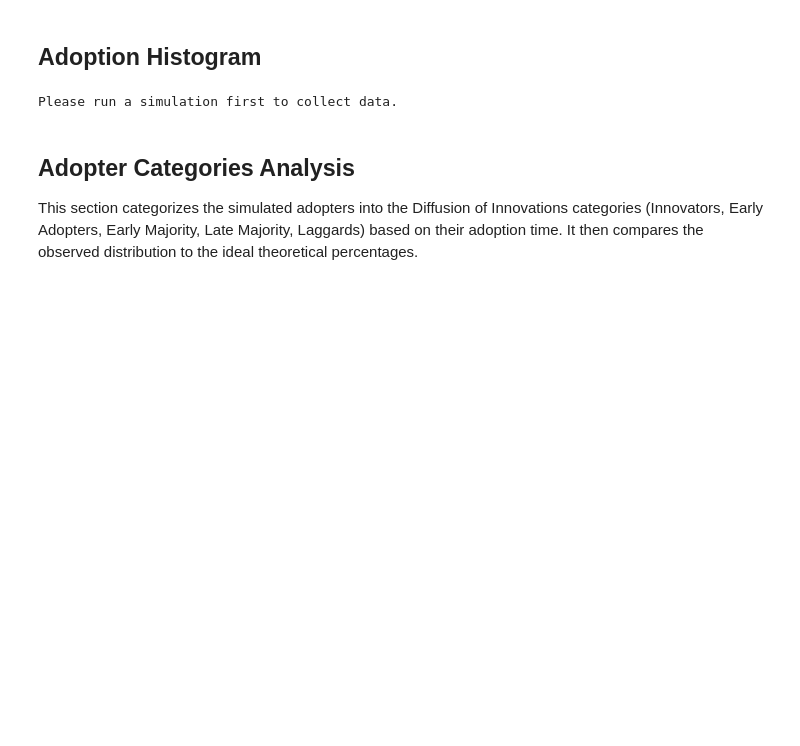
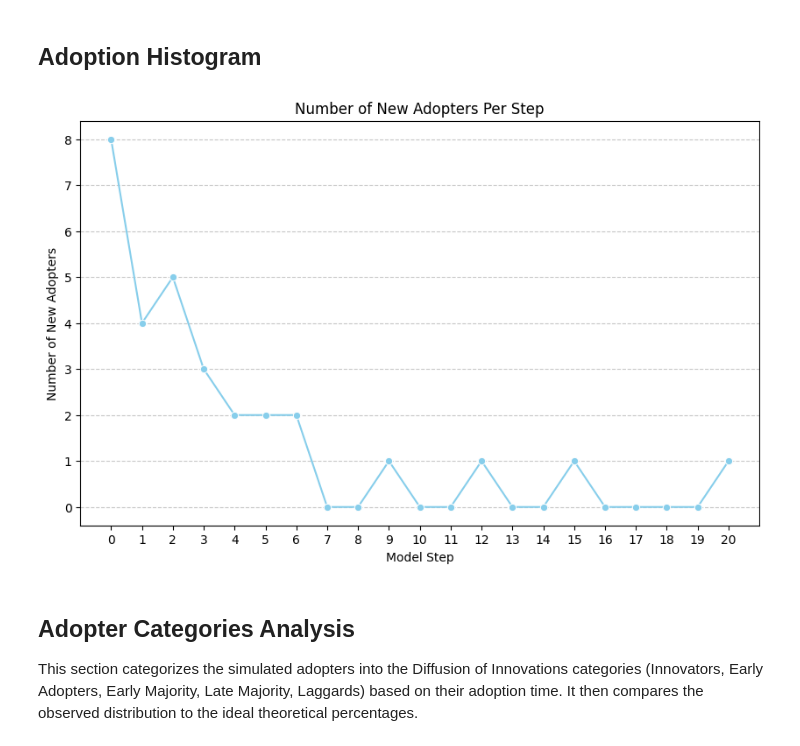
Before and after one commit to Anagh19/Complex-Systems-Project, a Jupyter notebook: CS7065_DOI_Project.ipynb, the cells around one changed output. Drawn from its saved outputs; the diff is of its cells as text; code cells hidden in the pictures; blank space fills up the shorter version.

Commit message:
changing names and trying to get something meaningful about rogers plots

```diff
--- a/CS7065_DOI_Project.ipynb
+++ b/CS7065_DOI_Project.ipynb
@@ -584,30 +584,30 @@ display(control_panel, output)
 # %%
 if current_model is None or not current_model.datacollector.model_vars:
     print("Please run a simulation first to collect data.")
 else:
     model_df = current_model.datacollector.get_model_vars_dataframe()
 
     # Calculate new adopters per step
     # The first step's 'new adopters' is just the initial adopters (seed)
     # For subsequent steps, it's the difference from the previous step.
     new_adopters_per_step = model_df['Adopters'].diff().fillna(model_df['Adopters'].iloc[0])
 
     # Ensure only non-negative values for new adopters, as diff() can produce negative if data collection is off
     new_adopters_per_step = new_adopters_per_step[new_adopters_per_step >= 0]
 
     if not new_adopters_per_step.empty:
         plt.figure(figsize=(10, 6))
-        sns.histplot(new_adopters_per_step, bins=max(new_adopters_per_step.astype(int).max(), 1), kde=False, color='skyblue')
-        plt.title('Distribution of New Adopters Per Step (Adoption Rate Histogram)')
-        plt.xlabel('Number of New Adopters in a Step')
-        plt.ylabel('Frequency (Number of Steps)')
-        plt.xticks(range(int(new_adopters_per_step.min()), int(new_adopters_per_step.max()) + 1))
+        sns.lineplot(x=new_adopters_per_step.index, y=new_adopters_per_step, marker='o', color='skyblue')
+        plt.title('Number of New Adopters Per Step')
+        plt.xlabel('Model Step')
+        plt.ylabel('Number of New Adopters')
         plt.grid(axis='y', linestyle='--', alpha=0.7)
+        plt.xticks(new_adopters_per_step.index)
         plt.show()
     else:
         print("Not enough data to plot new adopters per step.")
 # %% [output]
-Please run a simulation first to collect data.
+[figure, added]
 # %% [markdown]
 ## Adopter Categories Analysis
 
```
Also changed, not shown: parts of 4 cells of this notebook.
